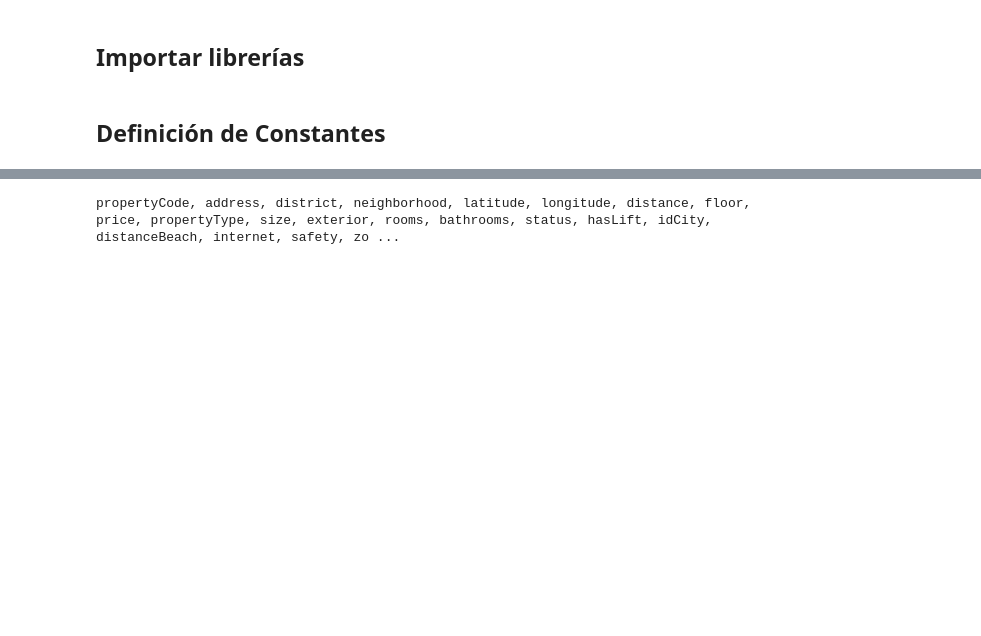
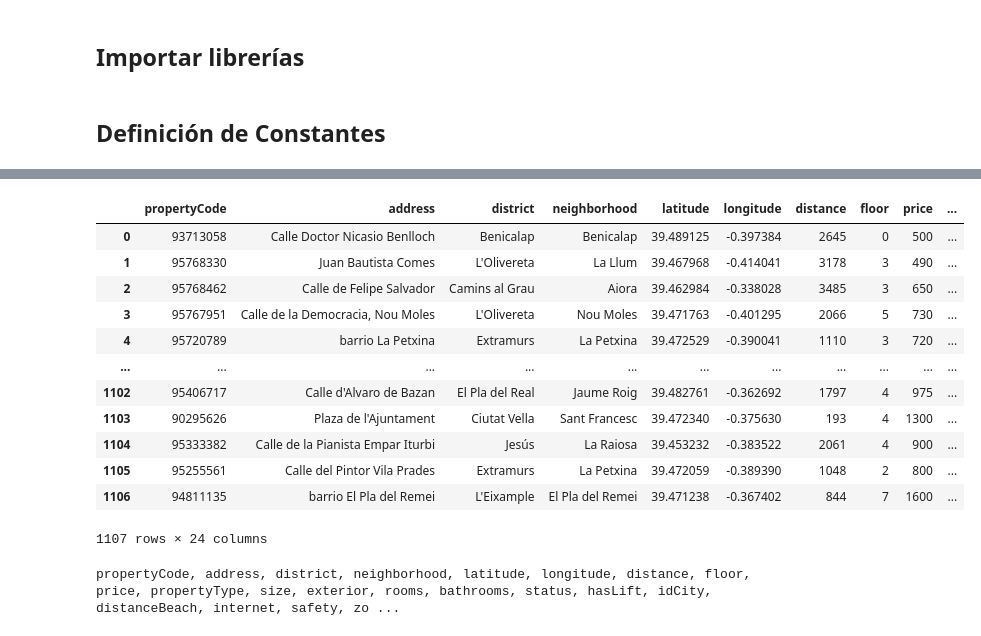
Before and after one commit to Nomadas-Digitales/nomadas-data, a Jupyter notebook: src/GenerarINSERTs.ipynb, the cells around one changed output, grey strips where cells are left out. Saved outputs shown, nothing was run; the diff lists cells and outputs as text; code cells hidden in the pictures; blank space fills up the shorter version.

Commit message:
Generar INSERTS para la tabla home

```diff
--- a/src/GenerarINSERTs.ipynb
+++ b/src/GenerarINSERTs.ipynb
@@ -53,7 +54,7 @@ CREATE TABLE IF NOT EXISTS home (
 
 23 columnas.
 # %%
-home_valencia_df = pd.read_csv(os.path.join(DATA_PATH, 'home_valencia.csv'))
+home_valencia_df = pd.read_csv(os.path.join(DATA_PATH, 'home_valencia_luis.csv'))
 display(home_valencia_df.columns)
 home_valencia_df.head()
 # %% [output]
@@ -75,11 +76,10 @@ cols_borrar = ['city', 'province', 'country']
 home_valencia_df.drop(columns = cols_borrar, inplace = True)
 # %%
 # CELDA OPCIONAL: Ejecutar mientras no existan estas columnas en el dataset:
-# internet, safety, zonaTranquila, score, available
-home_valencia_df['internet'] = 0
-home_valencia_df['safety'] = 0
-home_valencia_df['zonaTranquila'] = True
-home_valencia_df['score'] = 0
+# distanceCoworking, safety, score, available
+home_valencia_df['distanceCoworking'] = 3000
+home_valencia_df['safety'] = np.random.randint(1, 5, home_valencia_df.shape[0], np.int64)
+home_valencia_df['score'] = np.random.randint(2, 5, home_valencia_df.shape[0], np.int64)
 home_valencia_df['available'] = True
 # %%
 home_valencia_df.dtypes
@@ -104,6 +104,22 @@ dtype: object
 # %%
 idValencia = 1
 home_valencia_df['idCity'] = idValencia
+# %%
+home_valencia_df
+# %% [output]
+|  | propertyCode | address | district | neighborhood | latitude | longitude | distance | floor | price | ... |
+| 0 | 93713058 | Calle Doctor Nicasio Benlloch | Benicalap | Benicalap | 39.489125 | -0.397384 | 2645 | 0 | 500 | ... |
+| 1 | 95768330 | Juan Bautista Comes | L'Olivereta | La Llum | 39.467968 | -0.414041 | 3178 | 3 | 490 | ... |
+| 2 | 95768462 | Calle de Felipe Salvador | Camins al Grau | Aiora | 39.462984 | -0.338028 | 3485 | 3 | 650 | ... |
+| 3 | 95767951 | Calle de la Democracia, Nou Moles | L'Olivereta | Nou Moles | 39.471763 | -0.401295 | 2066 | 5 | 730 | ... |
+| 4 | 95720789 | barrio La Petxina | Extramurs | La Petxina | 39.472529 | -0.390041 | 1110 | 3 | 720 | ... |
+| ... | ... | ... | ... | ... | ... | ... | ... | ... | ... | ... |
+| 1102 | 95406717 | Calle d'Alvaro de Bazan | El Pla del Real | Jaume Roig | 39.482761 | -0.362692 | 1797 | 4 | 975 | ... |
+| 1103 | 90295626 | Plaza de l'Ajuntament | Ciutat Vella | Sant Francesc | 39.472340 | -0.375630 | 193 | 4 | 1300 | ... |
+| 1104 | 95333382 | Calle de la Pianista Empar Iturbi | Jesús | La Raiosa | 39.453232 | -0.383522 | 2061 | 4 | 900 | ... |
+| 1105 | 95255561 | Calle del Pintor Vila Prades | Extramurs | La Petxina | 39.472059 | -0.389390 | 1048 | 2 | 800 | ... |
+| 1106 | 94811135 | barrio El Pla del Remei | L'Eixample | El Pla del Remei | 39.471238 | -0.367402 | 844 | 7 | 1600 | ... |
+1107 rows × 24 columns
 # %%
 sql_inserts = []
 
```
Also changed, not shown: parts of 3 cells of this notebook, 1 other file.
